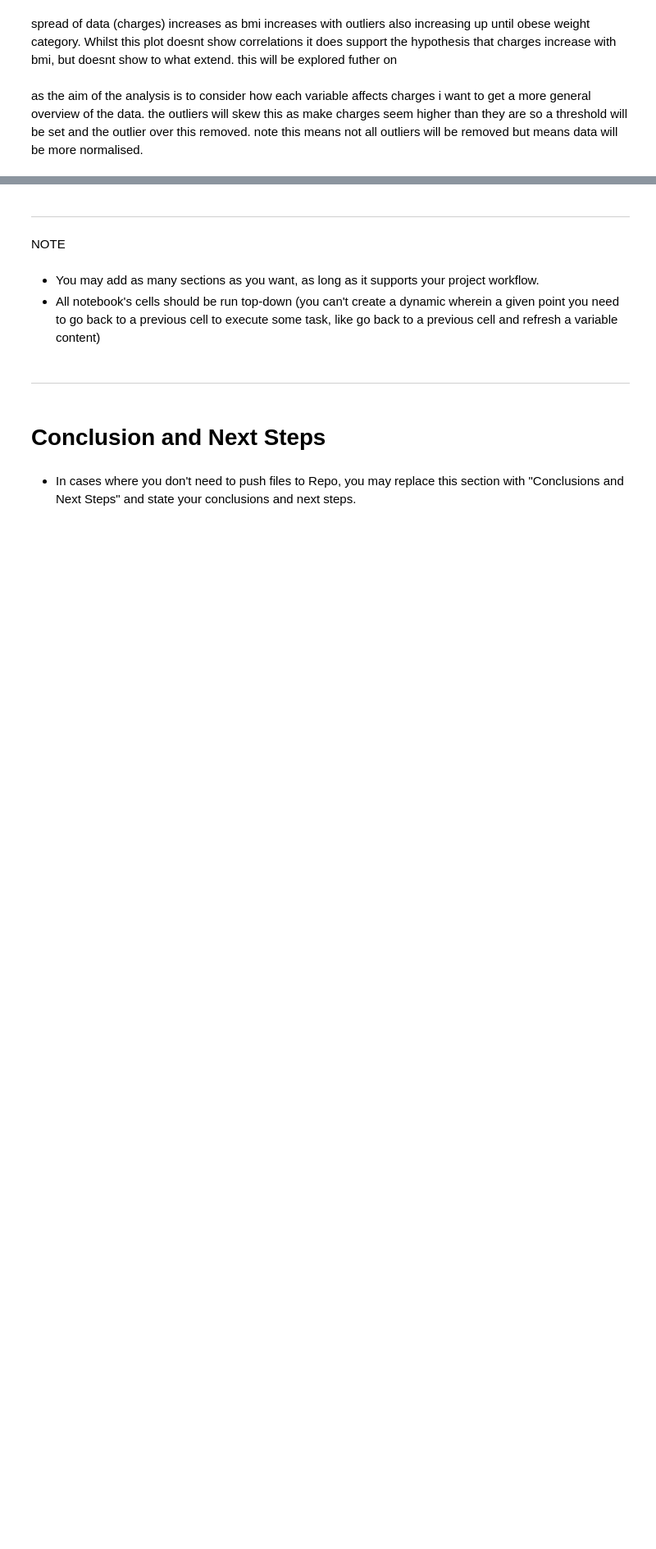
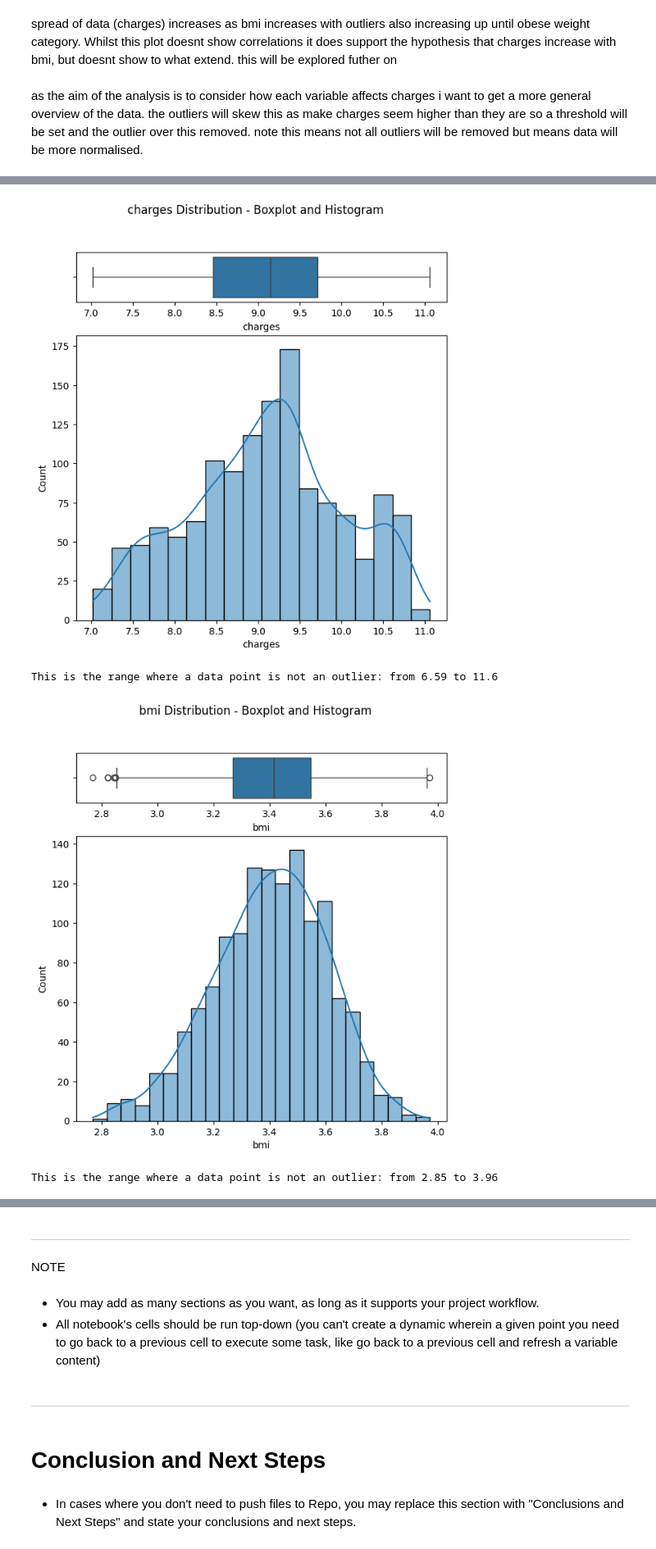
Before and after one commit to Lailah-Idrees/medical_insurance_data_analysis, a Jupyter notebook: jupyter_notebooks/ETL_Insurance.ipynb, the cells around one changed output, grey strips where cells are left out. Shown at 82% size. Cells and saved outputs as stored; diff of their text form; code cells hidden in the pictures; blank space fills up the shorter version.

Commit message:
Log Outliers for bmi and charges

```diff
--- a/jupyter_notebooks/ETL_Insurance.ipynb
+++ b/jupyter_notebooks/ETL_Insurance.ipynb
@@ -328,0 +339,7 @@ as the aim of the analysis is to consider how each variable affects charges i wa
+# %%
+pipeline = Pipeline([
+    ('drop_na', DropMissingData()),
+    ('log', vt.LogTransformer(variables=['charges','bmi']))
+])
+df_cleaned = pipeline.fit_transform(df_final)
+df_cleaned.head()
@@ -328,0 +353,26 @@ as the aim of the analysis is to consider how each variable affects charges i wa
+# %%
+def plot_histogram_and_boxplot(df_cleaned):
+    selected_cols = ['charges','bmi']
+
+    for col in selected_cols:
+        fig, axes = plt.subplots(nrows=2, ncols=1, figsize=(7, 7), gridspec_kw={"height_ratios": (.15, .85)})
+        sns.boxplot(data=df_cleaned, x=col, ax=axes[0])
+        sns.histplot(data=df_cleaned, x=col, kde=True, ax=axes[1])
+        fig.suptitle(f"{col} Distribution - Boxplot and Histogram")
+        plt.show()
+
+        # Only calculate IQR for numeric columns
+        if pd.api.types.is_numeric_dtype(df_cleaned[col]):
+            Q1 = df_cleaned[col].quantile(0.25)
+            Q3 = df_cleaned[col].quantile(0.75)
+            IQR = Q3 - Q1
+            lower = (Q1 - 1.5 * IQR).round(2)
+            upper = (Q3 + 1.5 * IQR).round(2)
+            print(f"This is the range where a data point is not an outlier: from {lower} to {upper}")
+            print("\n")
+plot_histogram_and_boxplot(df_cleaned)
+# %% [output]
+[figure, added]
+This is the range where a data point is not an outlier: from 6.59 to 11.6
+[figure, added]
+This is the range where a data point is not an outlier: from 2.85 to 3.96
```
Also changed, not shown: parts of 7 cells of this notebook.
